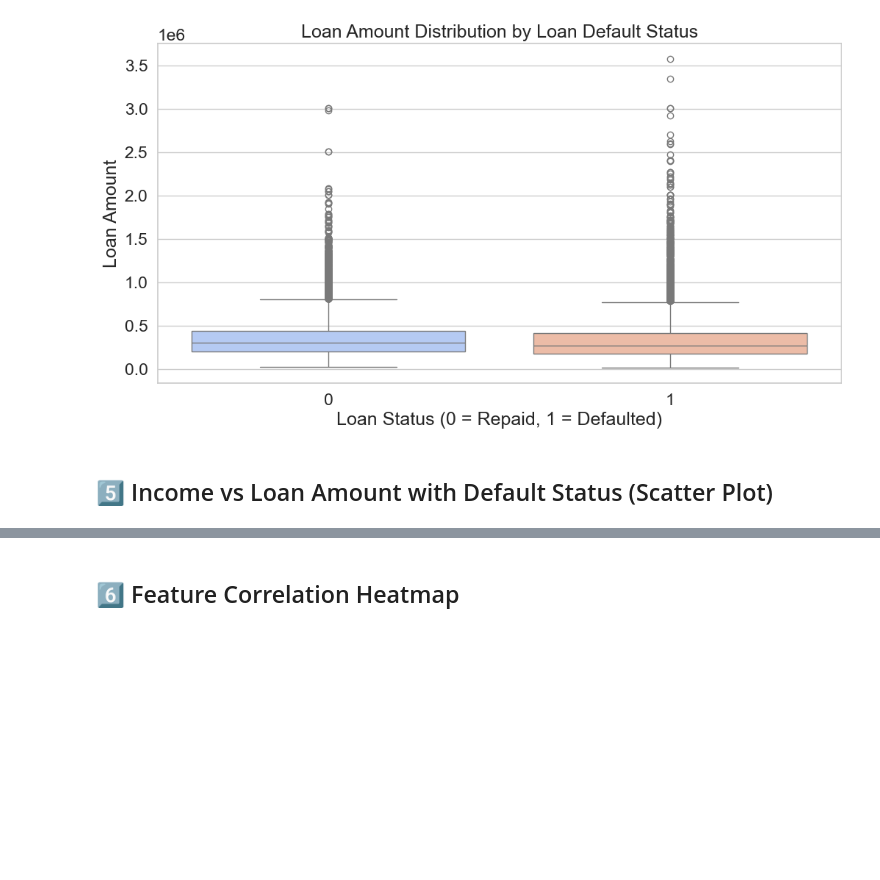
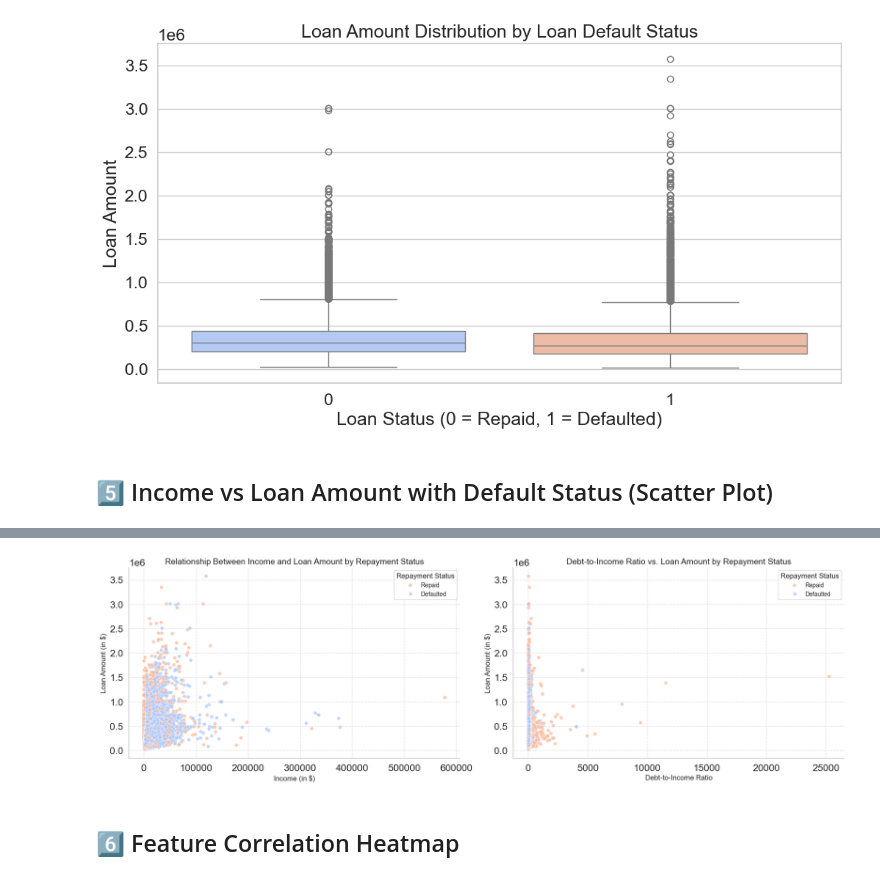
Before and after one commit to thebekhruz/predictive_modelling, a Jupyter notebook: eda/eda.ipynb, the cells around one changed output, grey strips where cells are left out. Saved outputs shown, nothing was run; the diff lists cells and outputs as text; code cells hidden in the pictures; blank space fills up the shorter version.

```diff
--- a/eda/eda.ipynb
+++ b/eda/eda.ipynb
@@ -463,3 +510,62 @@ plt.show()
+# %%
+"""
+# Income vs. Loan Amount and Debt-to-Income Ratio Analysis
+# --------------------------------------------------------------
+# Description:
+# These scatter plots explore the relationships between `Income`, `Loan Amount`, and `Debt-to-Income Ratio (DTI)` with loan repayment status (`Repaid` vs. `Defaulted`).
+
+# Insights:
+# 1. Income vs. Loan Amount:
+#    - Borrowers with lower incomes and smaller loan amounts dominate the dataset.
+#    - Defaulted loans show no clear pattern of separation from repaid loans in this feature pair.
+#    - Outliers with high incomes and loan amounts are present but equally distributed across repayment statuses.
+
+# 2. Debt-to-Income Ratio vs. Loan Amount:
+#    - Most loans have low DTI values (below 500), irrespective of repayment status.
+#    - High DTI values (above 10,000) are more commonly associated with defaults, though these cases are sparse.
+#    - No clear linear relationship is observed between DTI and loan amount.
+
+# Evidence:
+# - Scatter plots show overlapping clusters of defaulted and repaid loans in both feature spaces.
+# - Defaulted loans appear more frequently at extreme DTI values, as indicated by data points in the high-DTI region.
+"""
+
+# Separate by repayment status
+data["DTI"] = data["loan_amount"] / data["income"]
+
+# Create figure
+fig, ax = plt.subplots(1, 2, figsize=(18, 6))
+
+# Income vs. Loan Amount
+sns.scatterplot(
+    x="income", y="loan_amount", hue="Status", data=data, alpha=0.7, palette="coolwarm", ax=ax[0])
+ax[0].set_title("Relationship Between Income and Loan Amount by Repayment Status", fontsize=14)
+ax[0].set_xlabel("Income (in $)", fontsize=12)
+ax[0].set_ylabel("Loan Amount (in $)", fontsize=12)
+ax[0].legend(
+    title="Repayment Status", labels=["Repaid", "Defaulted"], loc="upper right", fontsize=10, title_fontsize=12
+)
+
+# Debt-to-Income Ratio vs. Loan Amount
+sns.scatterplot(
+    x="DTI", y="loan_amount", hue="Status", data=data, alpha=0.7, palette="coolwarm", ax=ax[1])
+ax[1].set_title("Debt-to-Income Ratio vs. Loan Amount by Repayment Status", fontsize=14)
+ax[1].set_xlabel("Debt-to-Income Ratio", fontsize=12)
+ax[1].set_ylabel("Loan Amount (in $)", fontsize=12)
+ax[1].legend(
+    title="Repayment Status", labels=["Repaid", "Defaulted"], loc="upper right", fontsize=10, title_fontsize=12
+)
+
+# Add grid and style tweaks
+for axis in ax:
+    axis.grid(True, linestyle="--", alpha=0.6)
+    axis.spines["top"].set_visible(False)
+    axis.spines["right"].set_visible(False)
+
+plt.tight_layout()
+plt.show()
+# %% [output]
+[figure, added]
 # %% [markdown]
 ## 6️⃣ Feature Correlation Heatmap
 # %%
```
Also changed, not shown: parts of 17 cells of this notebook.
